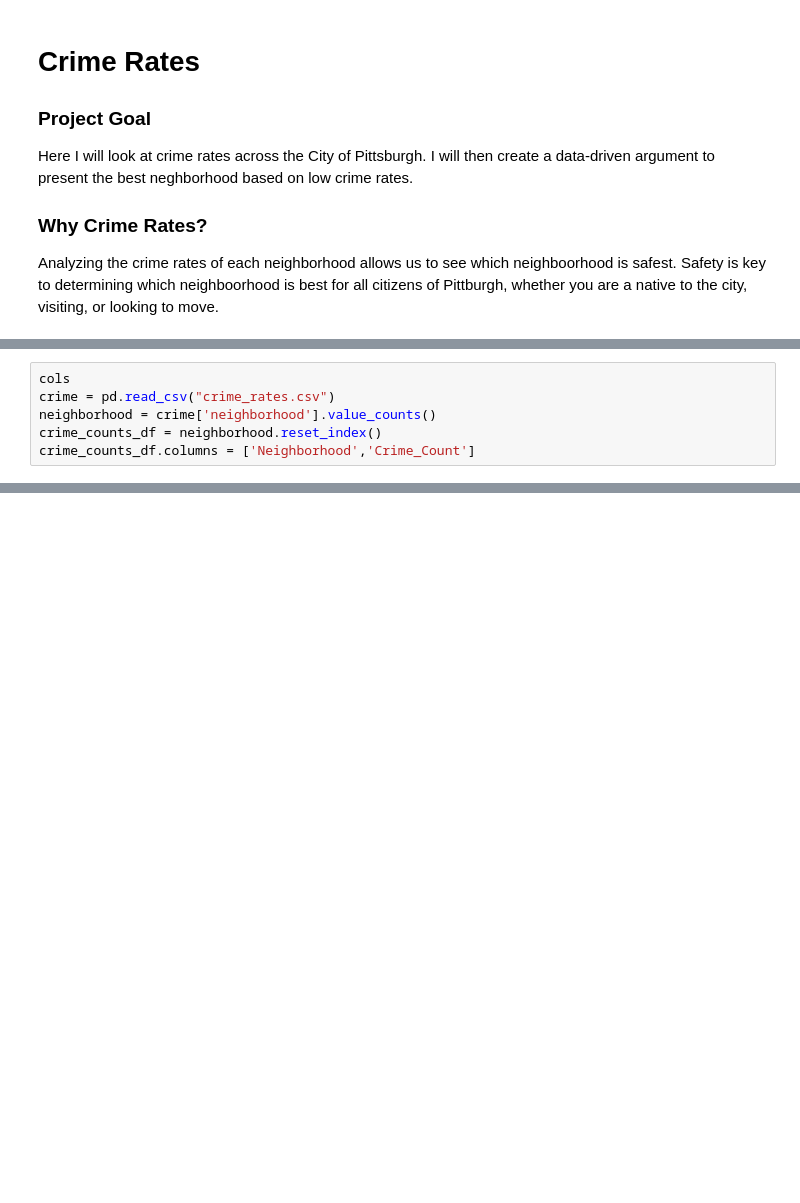
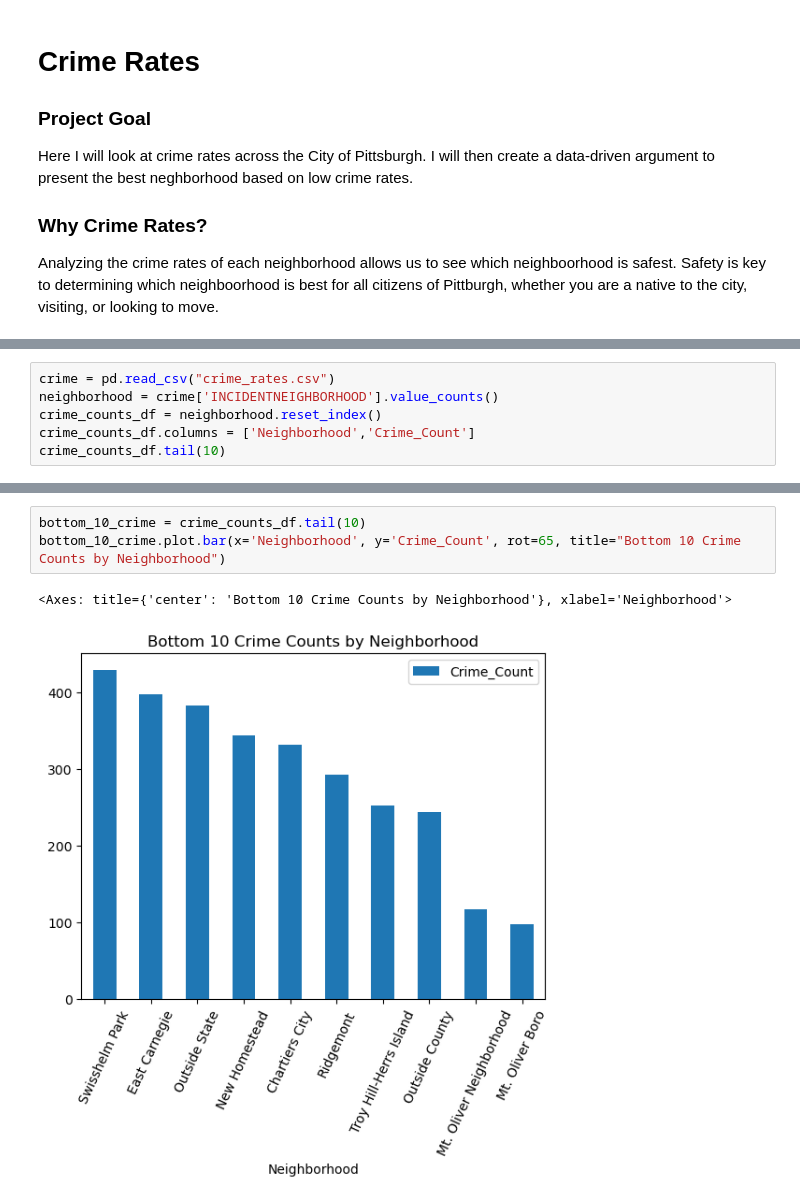
Before and after one commit to ShaneKillen/bigideas_final, a Jupyter notebook: Luke_Cusato.ipynb, the cells around one changed output, grey strips where cells are left out. Cells and saved outputs as stored; diff of their text form; blank space fills up the shorter version.

```diff
--- a/Luke_Cusato.ipynb
+++ b/Luke_Cusato.ipynb
@@ -11,7 +14,7 @@ import pandas as pd
 # %%
-cols
 crime = pd.read_csv("crime_rates.csv")
-neighborhood = crime['neighborhood'].value_counts()
+neighborhood = crime['INCIDENTNEIGHBORHOOD'].value_counts()
 crime_counts_df = neighborhood.reset_index()
 crime_counts_df.columns = ['Neighborhood','Crime_Count']
+crime_counts_df.tail(10)
 # %% [output]
@@ -18,0 +32,6 @@ ParserError: Error tokenizing data. C error: EOF inside string starting at row 2
+# %%
+bottom_10_crime = crime_counts_df.tail(10)
+bottom_10_crime.plot.bar(x='Neighborhood', y='Crime_Count', rot=65, title="Bottom 10 Crime Counts by Neighborhood")
+# %% [output]
+<Axes: title={'center': 'Bottom 10 Crime Counts by Neighborhood'}, xlabel='Neighborhood'>
+[figure, added]
```
Also changed, not shown: parts of 3 cells of this notebook, 1 other file.
